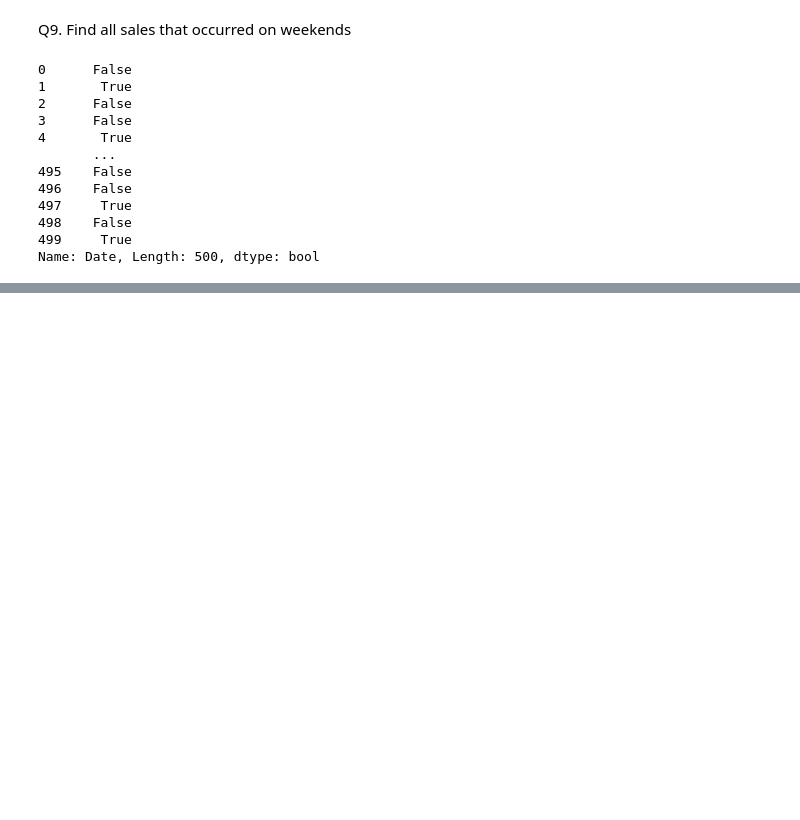
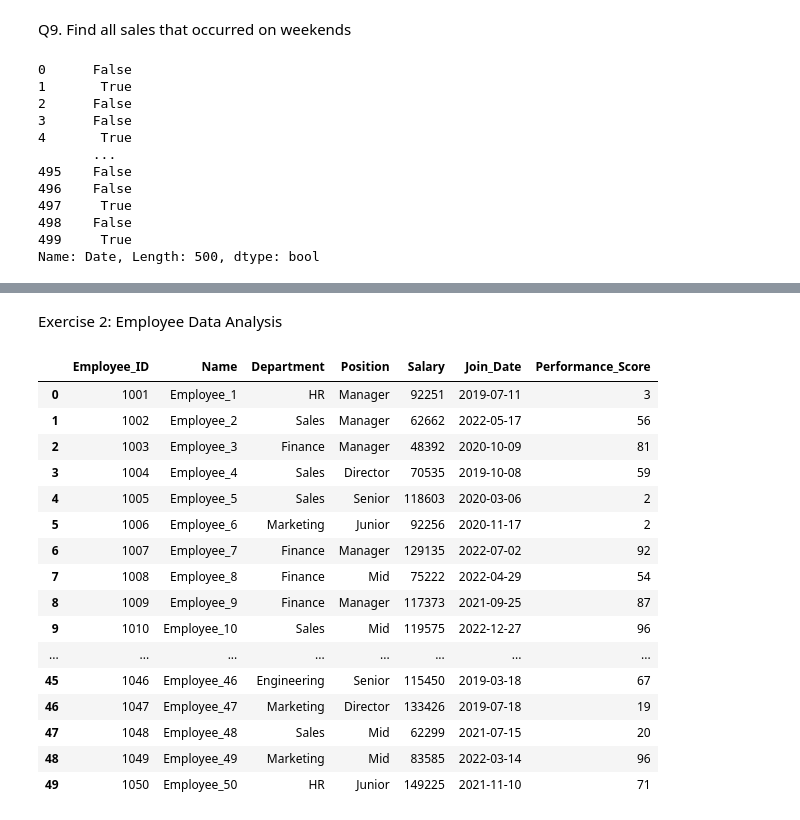
Before and after one commit to 24f3003058/Machine-Learning-Practice, a Jupyter notebook: DataManipulation.ipynb, the cells around one changed output, grey strips where cells are left out. Saved outputs shown, nothing was run; the diff lists cells and outputs as text; code cells hidden in the pictures; blank space fills up the shorter version.

```diff
--- a/DataManipulation.ipynb
+++ b/DataManipulation.ipynb
@@ -256,0 +282,2 @@ Name: Date, Length: 500, dtype: bool
+# %% [markdown]
+Exercise 2: Employee Data Analysis
@@ -256,0 +302,20 @@ Name: Date, Length: 500, dtype: bool
+# %%
+employee_data
+# %% [output]
+|  | Employee_ID | Name | Department | Position | Salary | Join_Date | Performance_Score |
+| 0 | 1001 | Employee_1 | HR | Manager | 92251 | 2019-07-11 | 3 |
+| 1 | 1002 | Employee_2 | Sales | Manager | 62662 | 2022-05-17 | 56 |
+| 2 | 1003 | Employee_3 | Finance | Manager | 48392 | 2020-10-09 | 81 |
+| 3 | 1004 | Employee_4 | Sales | Director | 70535 | 2019-10-08 | 59 |
+| 4 | 1005 | Employee_5 | Sales | Senior | 118603 | 2020-03-06 | 2 |
+| 5 | 1006 | Employee_6 | Marketing | Junior | 92256 | 2020-11-17 | 2 |
+| 6 | 1007 | Employee_7 | Finance | Manager | 129135 | 2022-07-02 | 92 |
+| 7 | 1008 | Employee_8 | Finance | Mid | 75222 | 2022-04-29 | 54 |
+| 8 | 1009 | Employee_9 | Finance | Manager | 117373 | 2021-09-25 | 87 |
+| 9 | 1010 | Employee_10 | Sales | Mid | 119575 | 2022-12-27 | 96 |
+| ... | ... | ... | ... | ... | ... | ... | ... |
+| 45 | 1046 | Employee_46 | Engineering | Senior | 115450 | 2019-03-18 | 67 |
+| 46 | 1047 | Employee_47 | Marketing | Director | 133426 | 2019-07-18 | 19 |
+| 47 | 1048 | Employee_48 | Sales | Mid | 62299 | 2021-07-15 | 20 |
+| 48 | 1049 | Employee_49 | Marketing | Mid | 83585 | 2022-03-14 | 96 |
+| 49 | 1050 | Employee_50 | HR | Junior | 149225 | 2021-11-10 | 71 |
```
Also changed, not shown: parts of 14 cells of this notebook.
